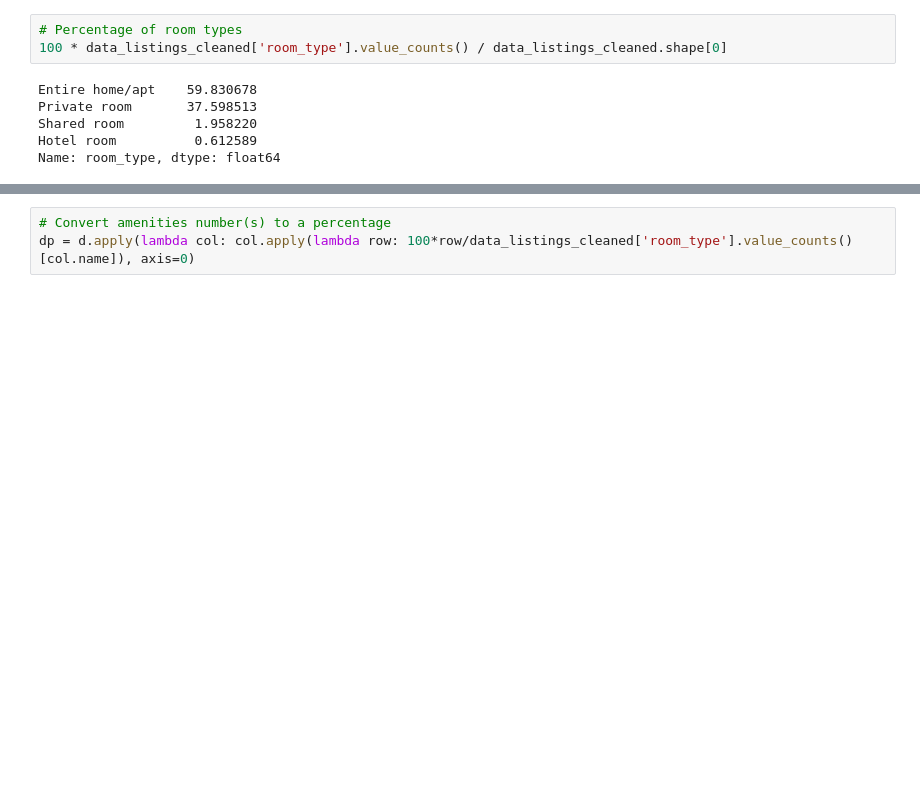
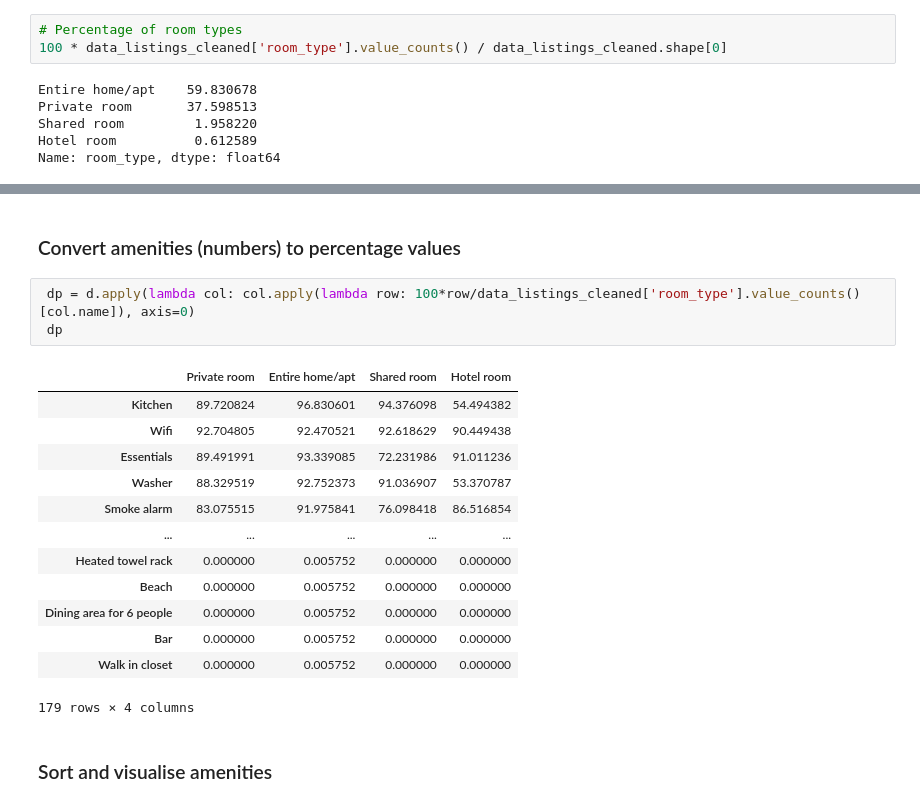
Before and after one commit to mrat1618/airbnb-eda-sydney, a Jupyter notebook: airbnb-eda-sydney.ipynb, the cells around one changed output, grey strips where cells are left out. Drawn from its saved outputs; the diff is of its cells as text; blank space fills up the shorter version.

```diff
--- a/airbnb-eda-sydney.ipynb
+++ b/airbnb-eda-sydney.ipynb
@@ -407,4 +475,22 @@ d
+# %% [markdown]
+### Convert amenities (numbers) to percentage values
 # %%
-# Convert amenities number(s) to a percentage
-dp = d.apply(lambda col: col.apply(lambda row: 100*row/data_listings_cleaned['room_type'].value_counts()[col.name]), axis=0)
+ dp = d.apply(lambda col: col.apply(lambda row: 100*row/data_listings_cleaned['room_type'].value_counts()[col.name]), axis=0)
+ dp
+# %% [output]
+|  | Private room | Entire home/apt | Shared room | Hotel room |
+| Kitchen | 89.720824 | 96.830601 | 94.376098 | 54.494382 |
+| Wifi | 92.704805 | 92.470521 | 92.618629 | 90.449438 |
+| Essentials | 89.491991 | 93.339085 | 72.231986 | 91.011236 |
+| Washer | 88.329519 | 92.752373 | 91.036907 | 53.370787 |
+| Smoke alarm | 83.075515 | 91.975841 | 76.098418 | 86.516854 |
+| ... | ... | ... | ... | ... |
+| Heated towel rack | 0.000000 | 0.005752 | 0.000000 | 0.000000 |
+| Beach | 0.000000 | 0.005752 | 0.000000 | 0.000000 |
+| Dining area for 6 people | 0.000000 | 0.005752 | 0.000000 | 0.000000 |
+| Bar | 0.000000 | 0.005752 | 0.000000 | 0.000000 |
+| Walk in closet | 0.000000 | 0.005752 | 0.000000 | 0.000000 |
+179 rows × 4 columns
+# %% [markdown]
+### Sort and visualise amenities
 # %%
```
Also changed, not shown: parts of 73 cells of this notebook, 6 other files.
